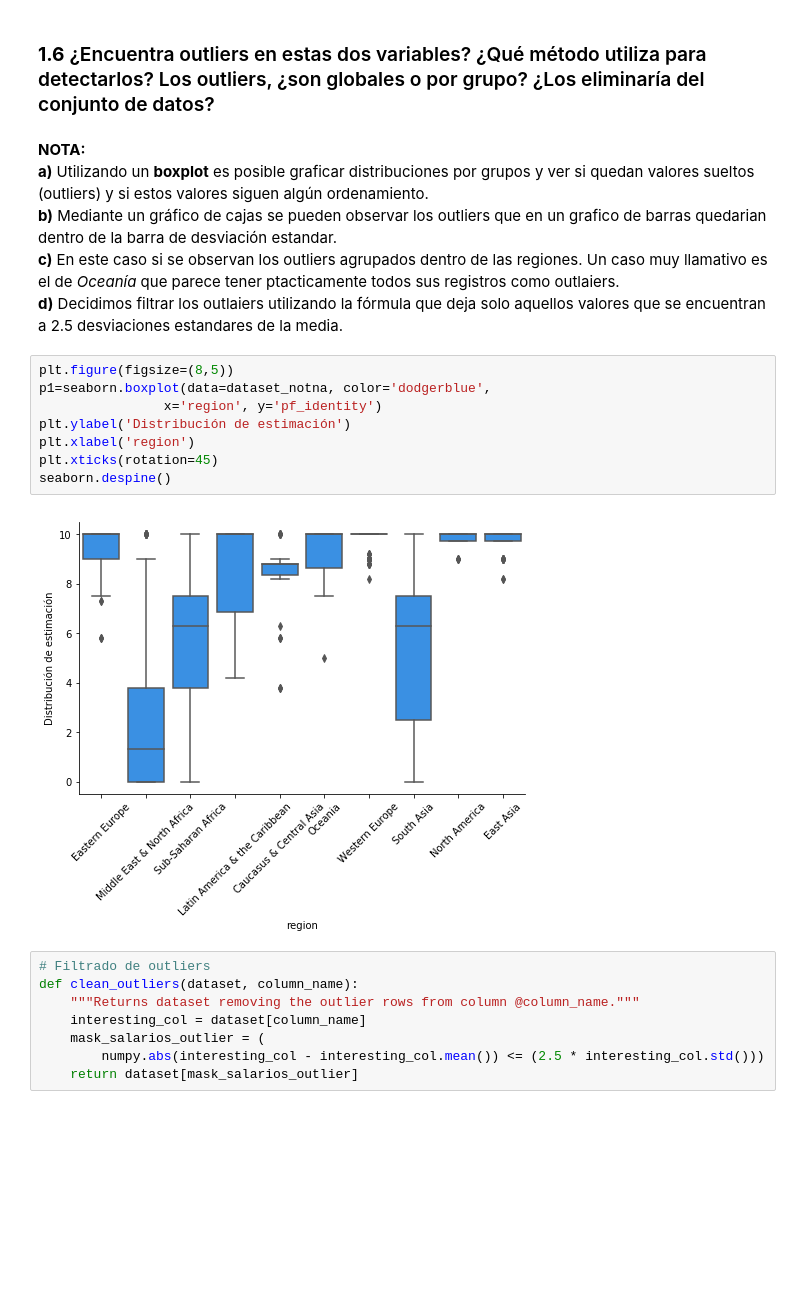
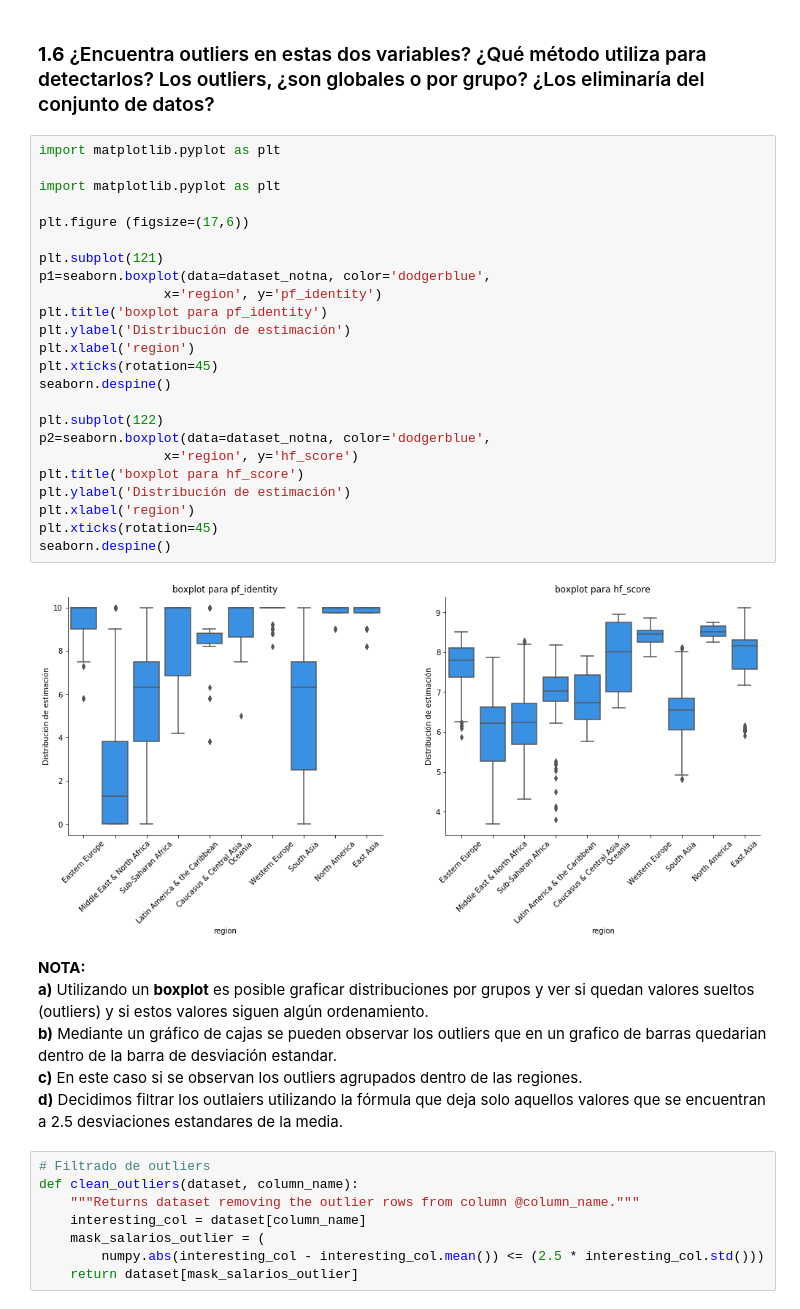
Before and after one commit to Verobornancini/DataScience_AnalisisyVisualizacion, a Jupyter notebook: practico.ipynb, the cells around one changed output. Saved outputs shown, nothing was run; the diff lists cells and outputs as text; blank space fills up the shorter version.

```diff
--- a/practico.ipynb
+++ b/practico.ipynb
@@ -411,22 +411,38 @@ print(latam_notna.hf_score.isnull().sum())
 **a)** Si al dejar de lado los *registros nulos* para la variable **pf_identity**, también se dejan de lado todos los *registros nulos* para la variable **hf_score**, nos aseguramos de que los registros nulos para ambas variables eran los mismos.
 # %% [markdown]
 ### **1.6** ¿Encuentra outliers en estas dos variables? ¿Qué método utiliza para detectarlos? Los outliers, ¿son globales o por grupo? ¿Los eliminaría del conjunto de datos?
+# %%
+import matplotlib.pyplot as plt
+
+import matplotlib.pyplot as plt
+
+plt.figure (figsize=(17,6))
+
+plt.subplot(121)
+p1=seaborn.boxplot(data=dataset_notna, color='dodgerblue',
+                x='region', y='pf_identity')
+plt.title('boxplot para pf_identity')
+plt.ylabel('Distribución de estimación')
+plt.xlabel('region')
+plt.xticks(rotation=45)
+seaborn.despine()
+
+plt.subplot(122)
+p2=seaborn.boxplot(data=dataset_notna, color='dodgerblue',
+                x='region', y='hf_score')
+plt.title('boxplot para hf_score')
+plt.ylabel('Distribución de estimación')
+plt.xlabel('region')
+plt.xticks(rotation=45)
+seaborn.despine()
+# %% [output]
+[figure, added]
 # %% [markdown]
 **NOTA:**
 **a)** Utilizando un **boxplot** es posible graficar distribuciones por grupos y ver si quedan valores sueltos (outliers) y si estos valores siguen algún ordenamiento.
 **b)** Mediante un gráfico de cajas se pueden observar los outliers que en un grafico de barras quedarian dentro de la barra de desviación estandar.
-**c)** En este caso si se observan los outliers agrupados dentro de las regiones. Un caso muy llamativo es el de *Oceanía* que parece tener ptacticamente todos sus registros como outlaiers.
+**c)** En este caso si se observan los outliers agrupados dentro de las regiones.
 **d)** Decidimos filtrar los outlaiers utilizando la fórmula que deja solo aquellos valores que se encuentran a 2.5 desviaciones estandares de la media.
-# %%
-plt.figure(figsize=(8,5))
-p1=seaborn.boxplot(data=dataset_notna, color='dodgerblue',
-                x='region', y='pf_identity')
-plt.ylabel('Distribución de estimación')
-plt.xlabel('region')
-plt.xticks(rotation=45)
-seaborn.despine()
-# %% [output]
-[figure, removed]
 # %%
 # Filtrado de outliers
 def clean_outliers(dataset, column_name):
```
Also changed, not shown: parts of 12 cells of this notebook.
